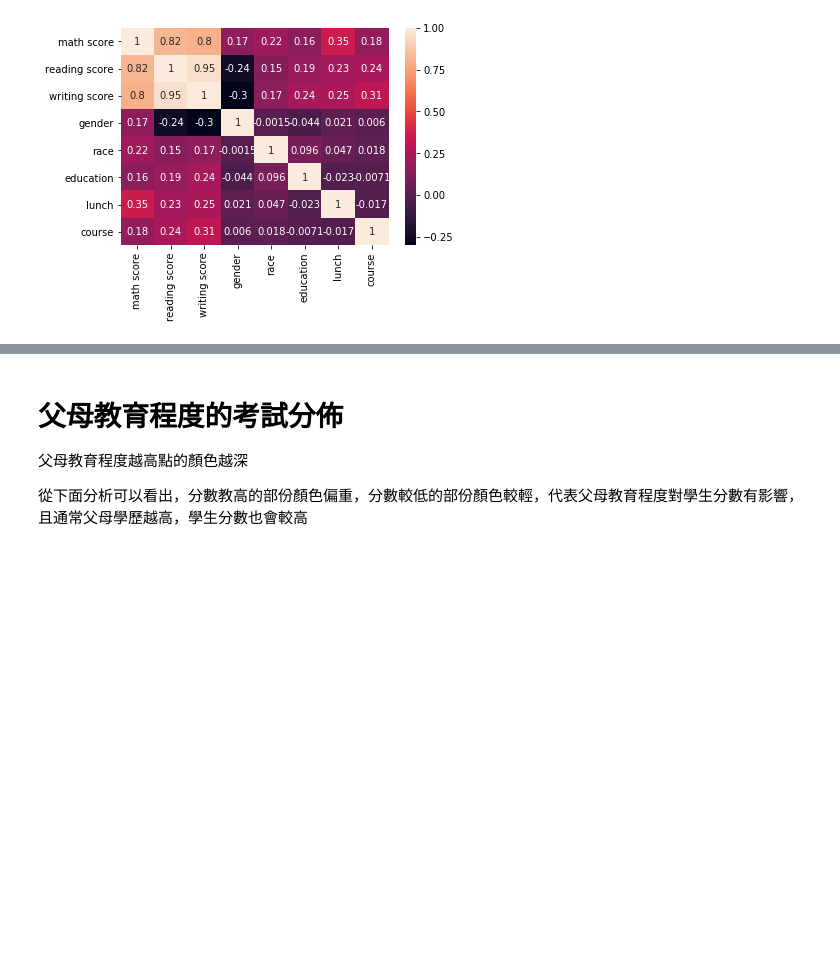
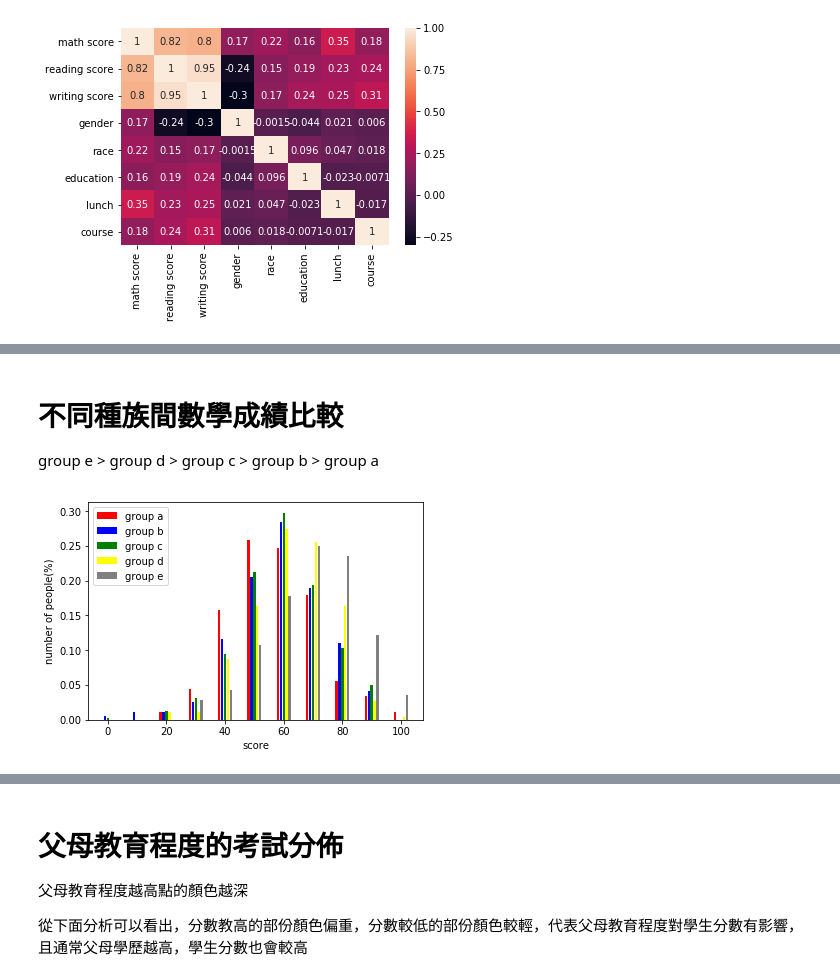
Before and after one commit to yuyingg0921/fda-hw, a Jupyter notebook: hw1/student_performance.ipynb, the cells around one changed output, grey strips where cells are left out. Saved outputs shown, nothing was run; the diff lists cells and outputs as text; code cells hidden in the pictures; blank space fills up the shorter version.

```diff
--- a/hw1/student_performance.ipynb
+++ b/hw1/student_performance.ipynb
@@ -262,0 +308,15 @@ group_e = race_data[num_data['race'] == 4]
+# %% [markdown]
+# 不同種族間數學成績比較
+group e > group d > group c > group b > group a
+# %%
+plt.bar(list(math_a_dis.index), list(math_a_dis), width=0.8, color='r', label='group a')
+plt.bar(list(math_b_dis.index), list(math_b_dis), width=0.8, color='b', label='group b')
+plt.bar(list(math_c_dis.index), list(math_c_dis), width=0.8, color='g', label='group c')
+plt.bar(list(math_d_dis.index), list(math_d_dis), width=0.8, color='yellow', label='group d')
+plt.bar(list(math_e_dis.index), list(math_e_dis), width=0.8, color='gray', label='group e')
+plt.legend()
+plt.xlabel('score')
+plt.ylabel('number of people(%)')
+plt.show()
+# %% [output]
+[figure, added]
```
Also changed, not shown: parts of 12 cells of this notebook.
